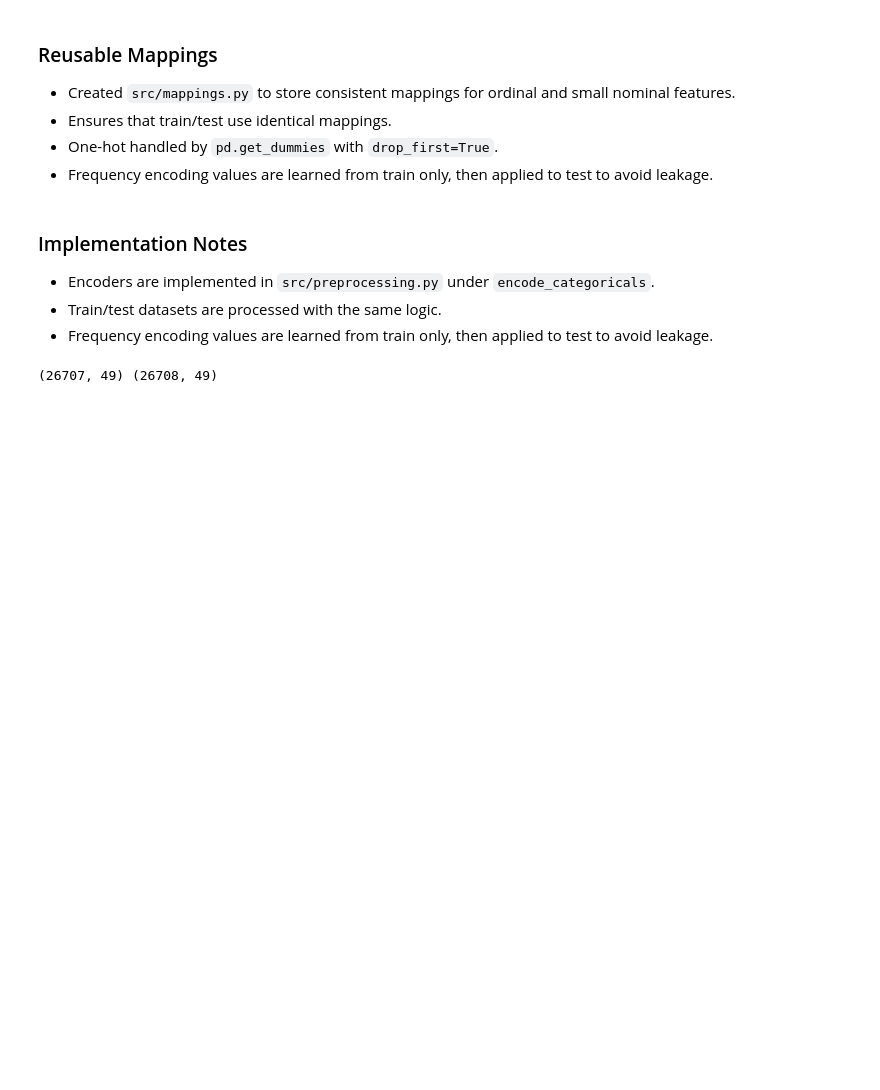
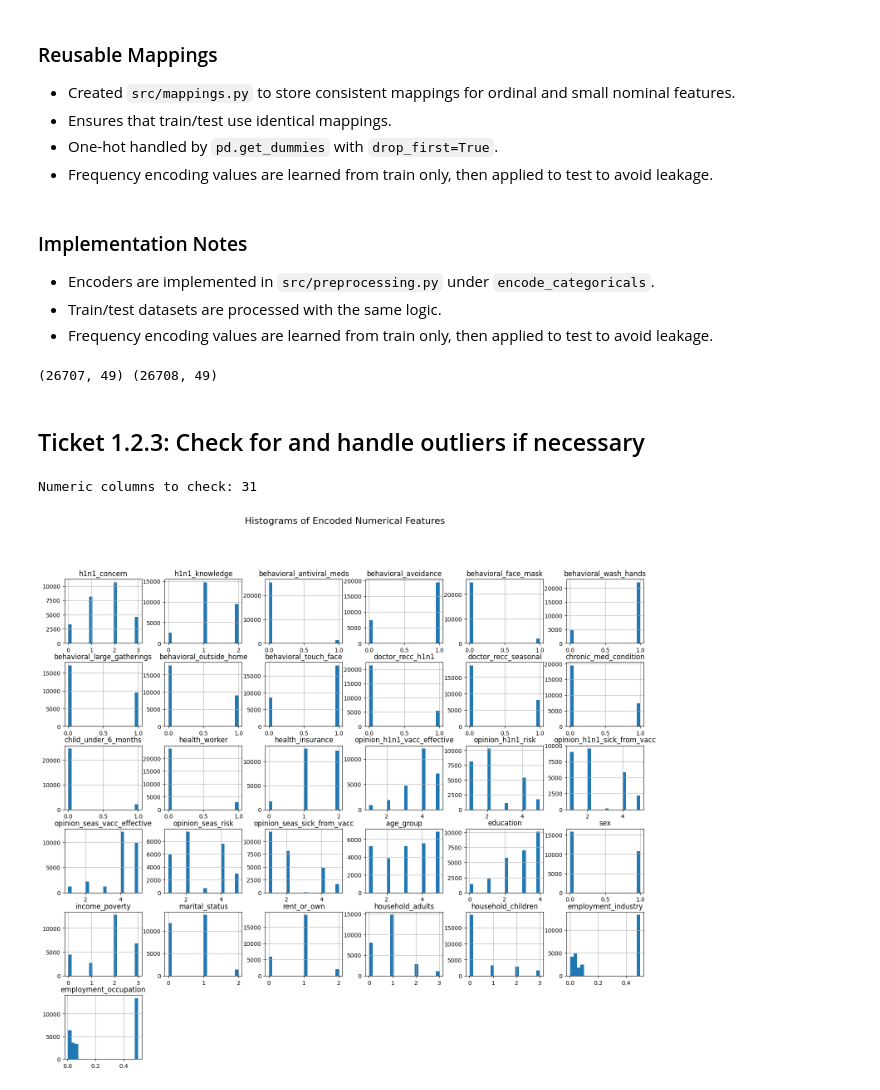
Before and after one commit to americano-diana/neuro_flushot, a Jupyter notebook: notebooks/sprint1_preprocessing.ipynb, the cells around one changed output. Cells and saved outputs as stored; diff of their text form; code cells hidden in the pictures; blank space fills up the shorter version.

```diff
--- a/notebooks/sprint1_cleaning_preprocessing.ipynb
+++ b/notebooks/sprint1_preprocessing.ipynb
@@ -307,3 +307,23 @@ test_encoded  = encode_categoricals(test_imputed)
 print(train_encoded.shape, test_encoded.shape)
 # %% [output]
 (26707, 49) (26708, 49)
+# %% [markdown]
+## Ticket 1.2.3: Check for and handle outliers if necessary
+# %%
+# Identify numeric columns in the encoded dataset
+import matplotlib.pyplot as plt
+num_cols = train_encoded.select_dtypes(include=["float64", "int64"]).columns
+
+# Drop ID feature
+num_cols = num_cols.drop("respondent_id")
+
+print("Numeric columns to check:", len(num_cols))
+# %% [output]
+Numeric columns to check: 31
+# %%
+# Plot histograms of numeric features
+train_encoded[num_cols].hist(bins=20, figsize=(18, 15))
+plt.suptitle("Histograms of Encoded Numerical Features", fontsize=16)
+plt.show()
+# %% [output]
+[figure, added]
```
Also changed, not shown: parts of 5 cells of this notebook.
